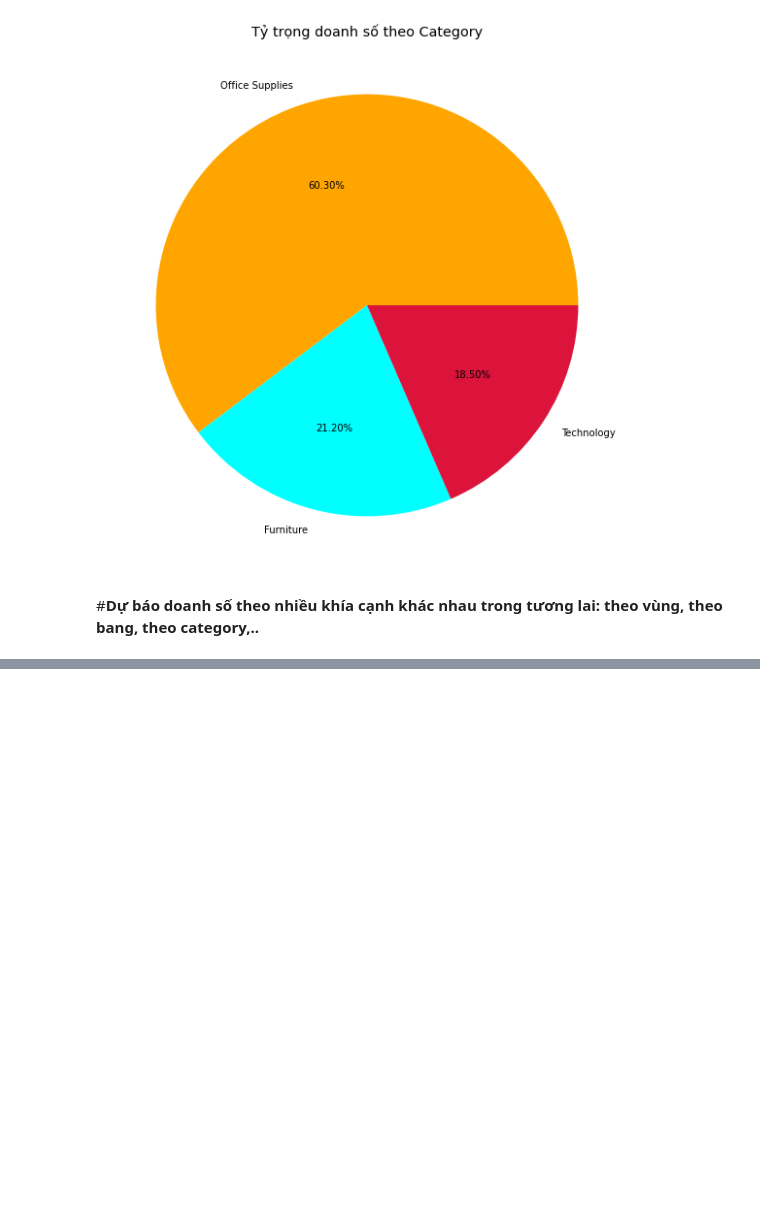
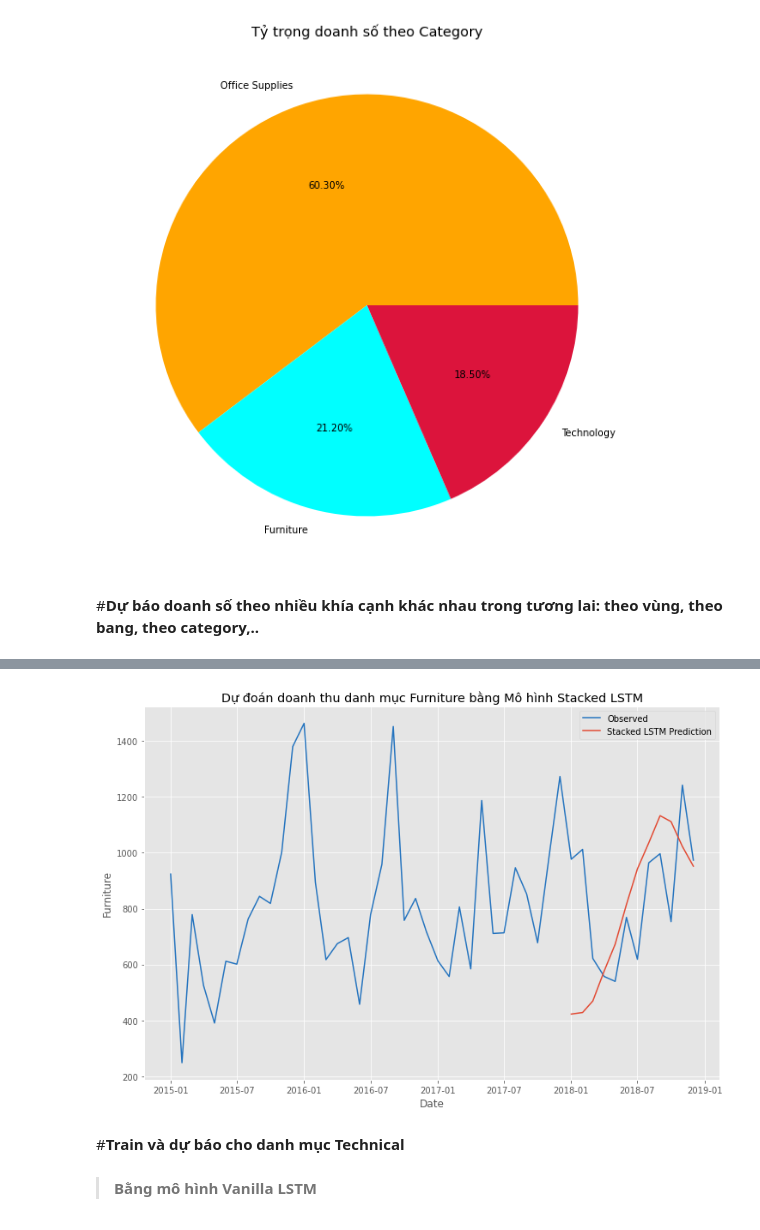
Before and after one commit to Quang-Nguyen-Van/MSE-PYTHON, a Jupyter notebook: Assignment.ipynb, the cells around one changed output, grey strips where cells are left out. Drawn from its saved outputs; the diff is of its cells as text; code cells hidden in the pictures; blank space fills up the shorter version.

```diff
--- a/Assignment.ipynb
+++ b/Assignment.ipynb
@@ -535,0 +614,9 @@ plt.show()
+# %%
+pred_reslt = train_model_and_predict_by_stacked_ltsm(train, df_furnit, n=4, weight_name='trained_model_stacked_ltsm_furniture')
+# %%
+show_predic_result(pred_reslt, df_furnit, title='Dự đoán doanh thu danh mục Furniture bằng Mô hình Stacked LSTM',
+                   predict_label='Stacked LSTM Prediction', xlabel ='Date', ylable='Furniture')
+# %% [output]
+[figure, added]
+# %% [markdown]
+#**Train và dự báo cho danh mục Technical**
@@ -535,0 +634,2 @@ plt.show()
+# %% [markdown]
+>**Bằng mô hình Vanilla LSTM**
```
Also changed, not shown: parts of 25 cells of this notebook.
